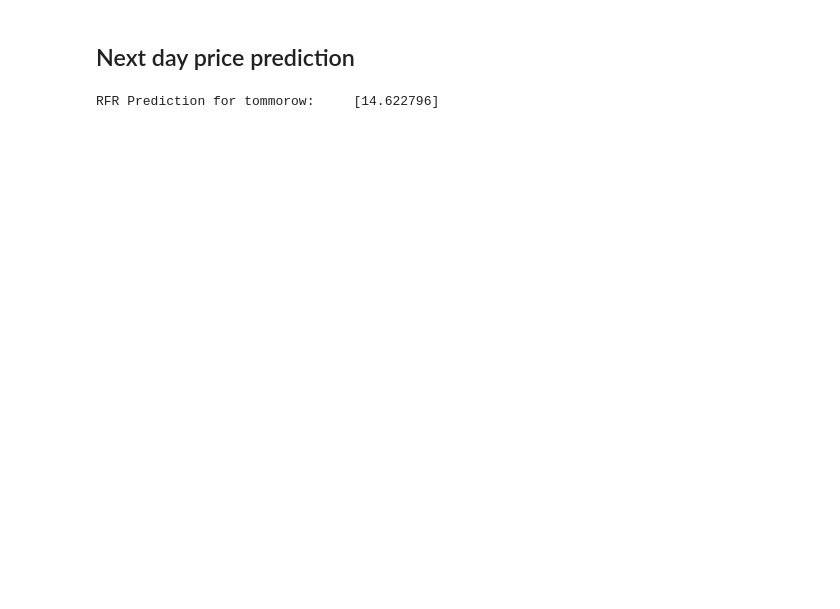
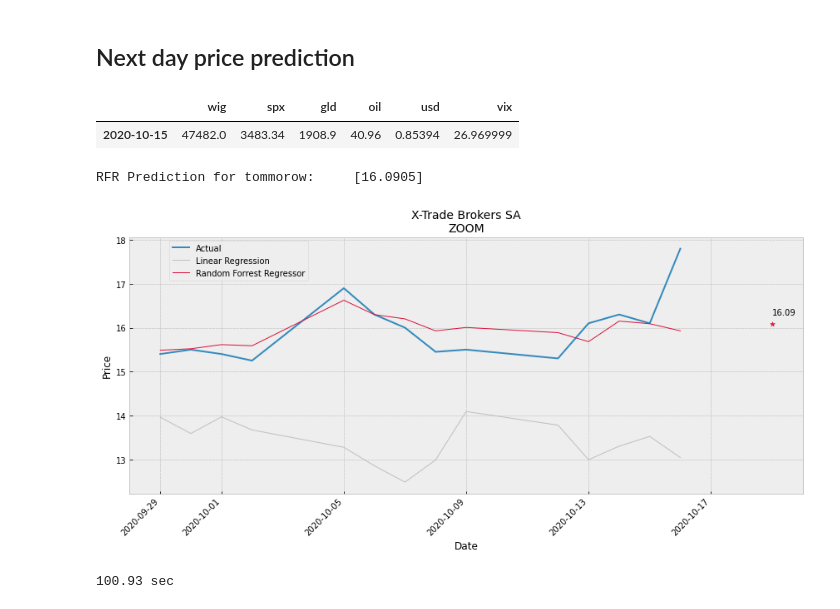
Before and after one commit to JetBlack101/stock-price-forecasting, a Jupyter notebook: 3 model building and optimization.ipynb, the cells around one changed output. Drawn from its saved outputs; the diff is of its cells as text; code cells hidden in the pictures; blank space fills up the shorter version.

```diff
--- a/3 model building and optimization.ipynb
+++ b/3 model building and optimization.ipynb
@@ -174,10 +179,34 @@ plt.show()
 # %% [markdown]
 ## Next day price prediction
+# %%
+tomorrow.T
+# %% [output]
+|  | wig | spx | gld | oil | usd | vix |
+| 2020-10-15 | 47482.0 | 3483.34 | 1908.9 | 40.96 | 0.85394 | 26.969999 |
 # %%
-scaler.fit(tommorow)
-tomorrow = scaler.transform(tomorrow)
-
-next_price = rfr.predict(tommorow.values.reshape(1,-1))
+tomorrow = scaler.transform(tomorrow.T)
+next_price = rfr.predict(tomorrow.reshape(1,-1))
 print("RFR Prediction for tommorow:","\t", next_price)
 # %% [output]
-RFR Prediction for tommorow:     [14.622796]
+RFR Prediction for tommorow:     [16.0905]
+# %%
+# Plotting model predictions zoom
+
+fig, ax = plt.subplots(figsize=(12,6))
+fig.autofmt_xdate(rotation=45)
+
+ax.set(xlabel="Date", ylabel="Price", yscale="linear")
+ax.set_title(label="X-Trade Brokers SA\nZOOM", fontsize=14)
+
+ax.plot(dataset.index[-14:], dataset.xtb[-14:], linewidth=2)
+ax.plot(dataset.index[-14:], pd.Series(lr.predict(features))[-14:], linewidth=1, c="silver")
+ax.plot(dataset.index[-14:], pd.Series(rfr.predict(features))[-14:], linewidth=1, c="crimson")
+ax.scatter(x="2020-10-19", y=next_price,  marker="*", c="crimson")
+ax.annotate(text=next_price[0].round(2), xy=("2020-10-19", 16.3))
+
+fig.legend(["Actual", "Linear Regression", "Random Forrest Regressor"], loc="upper left", bbox_to_anchor=(0.1, 0.9))
+
+plt.tight_layout()
+plt.show()
+# %% [output]
+[figure, added]
@@ -183,0 +215,4 @@ RFR Prediction for tommorow:     [14.622796]
+# %%
+print(round(stop-start, 2),"sec")
+# %% [output]
+100.93 sec
```
Also changed, not shown: parts of 14 cells of this notebook, 1 other file.
